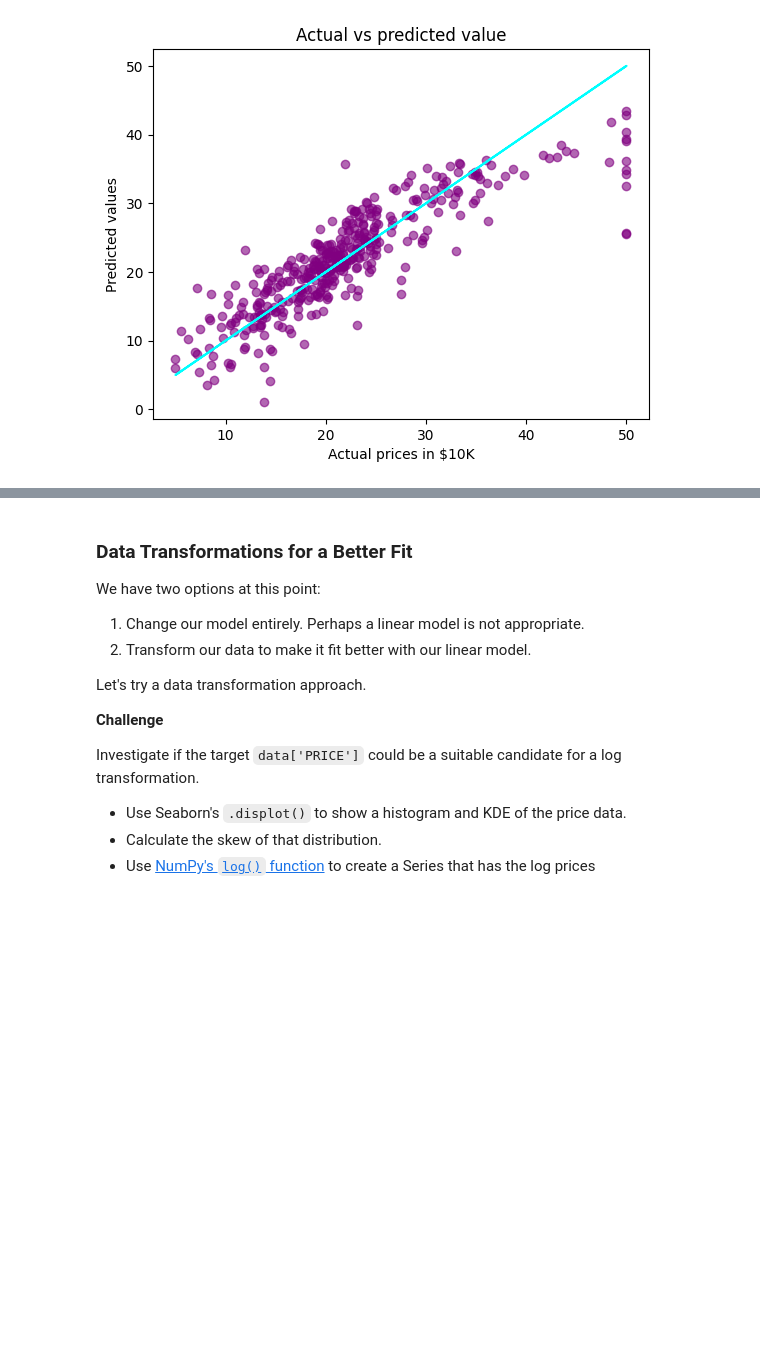
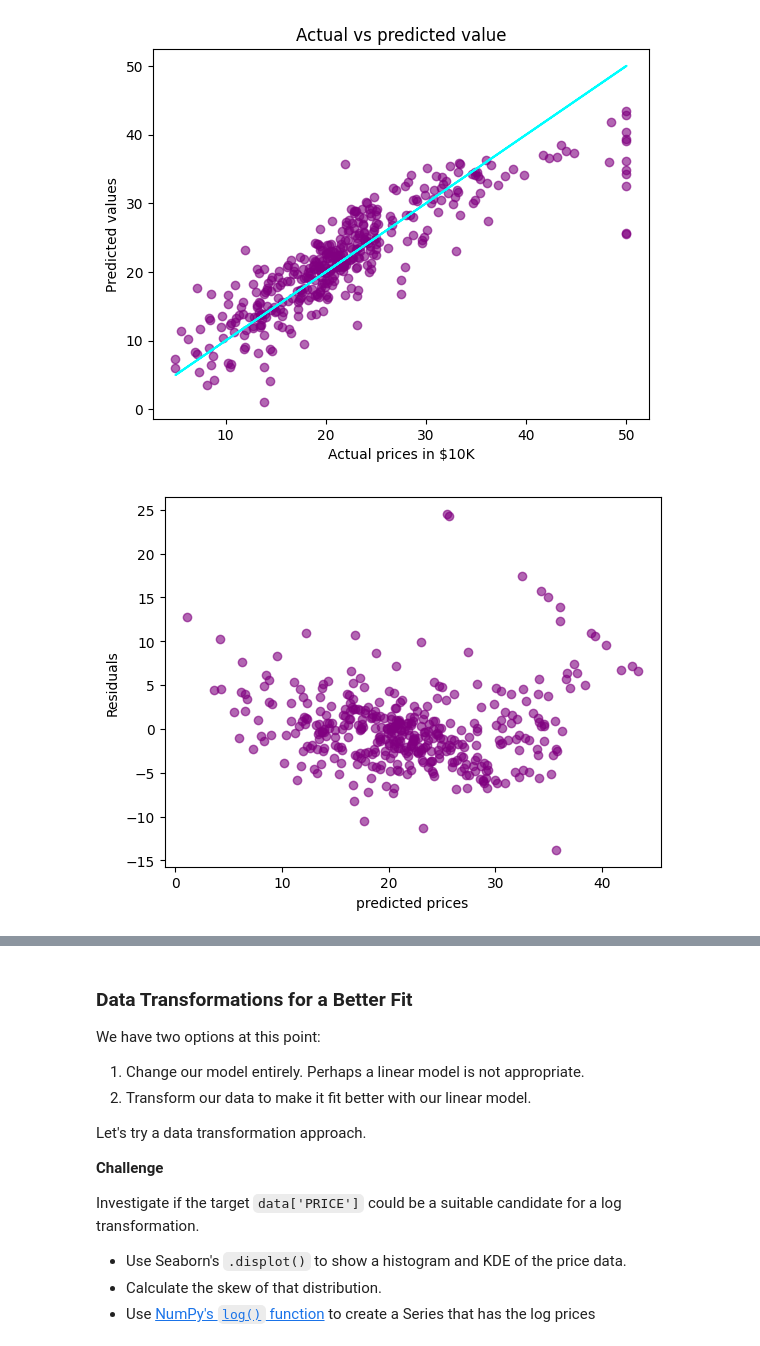
Before and after one commit to Xor01/Houses-Valuation-model, a Jupyter notebook: Multivariable_Regression_and_Valuation_Model.ipynb, the cells around one changed output, grey strips where cells are left out. Cells and saved outputs as stored; diff of their text form; code cells hidden in the pictures; blank space fills up the shorter version.

Commit message:
create predicated vs residuals chart

```diff
--- a/Multivariable_Regression_and_Valuation_Model.ipynb
+++ b/Multivariable_Regression_and_Valuation_Model.ipynb
@@ -429,6 +429,13 @@ plt.ylabel('Predicted values')
 plt.show()
 # %% [output]
 [figure]
+# %%
+plt.scatter(x=predicted_values, y=residuals, color='purple', alpha=.6)
+plt.xlabel('Predicted prices')
+plt.ylabel('Residuals')
+plt.show()
+# %% [output]
+[figure, added]
 # %% [markdown]
 Why do we want to look at the residuals? We want to check that they look random. Why? The residuals represent the errors of our model. If there's a pattern in our errors, then our model has a systematic bias.
 
```
